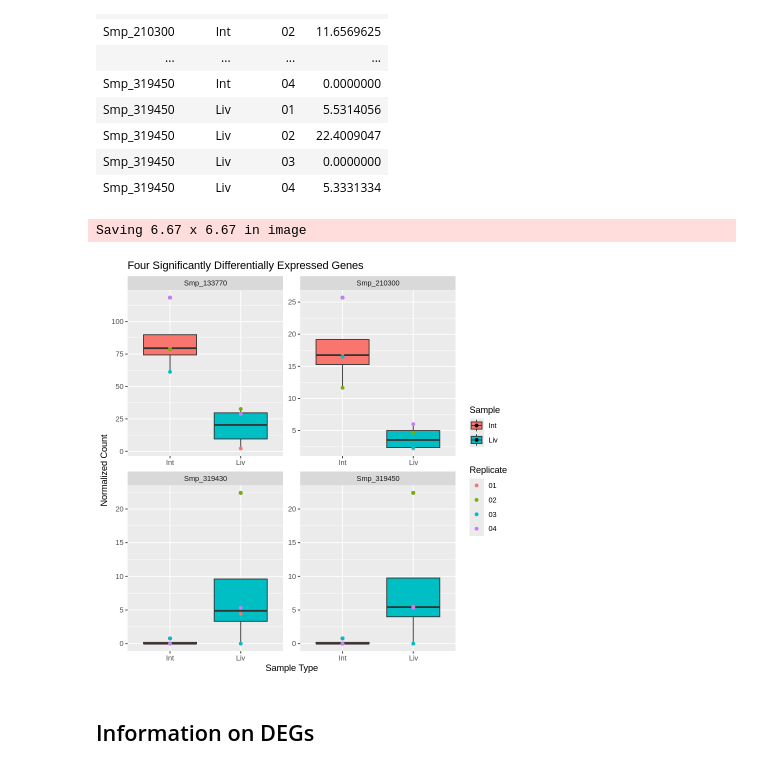
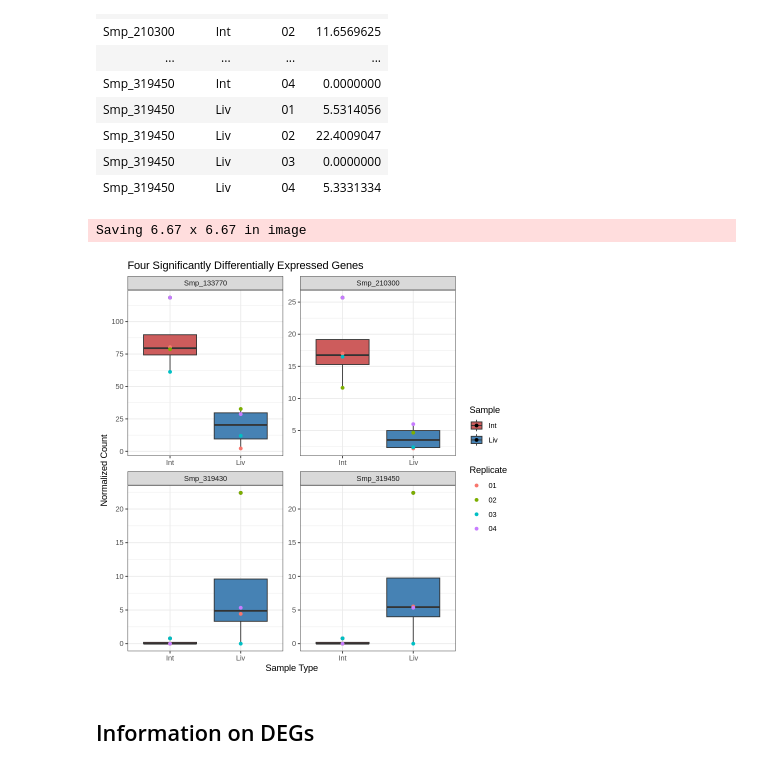
Before and after one commit to swill04/Schistosoma-RNA-seq, a Jupyter notebook: DEGs_plots.ipynb, the cells around one changed output. Drawn from its saved outputs; the diff is of its cells as text; code cells hidden in the pictures.

Commit message:
updating some scripts for visuals

```diff
--- a/DEGs_plots.ipynb
+++ b/DEGs_plots.ipynb
@@ -210,22 +210,23 @@ A tibble: 32 × 4
 # %%
 DEG_plot <- selected_genes |>
     ggplot(aes(x = sample, y = norm_count, fill = sample)) +
         geom_boxplot() +
         geom_point(aes(color = replicate)) +
     facet_wrap(facets = vars(gene_id), scales = "free") +
     labs(
         title = 'Four Significantly Differentially Expressed Genes',
         color = 'Replicate',
         fill = 'Sample'
     ) +
     xlab('Sample Type') +
     ylab('Normalized Count')
 
+DEG_plot <- DEG_plot + theme_bw() + scale_fill_manual(values = c('#CD5C5C', '#4682B4'))
 DEG_plot
-ggsave('plots/DEG_plot.png', DEG_plot)
+ggsave('plots/DEGs_plot.png', DEG_plot)
 # %% [output]
 Saving 6.67 x 6.67 in image
-[figure, old version]
+[figure, new version]
 # %% [markdown]
 ## Information on DEGs
 # %% [markdown]
```
Also changed, not shown: 1 other file.
